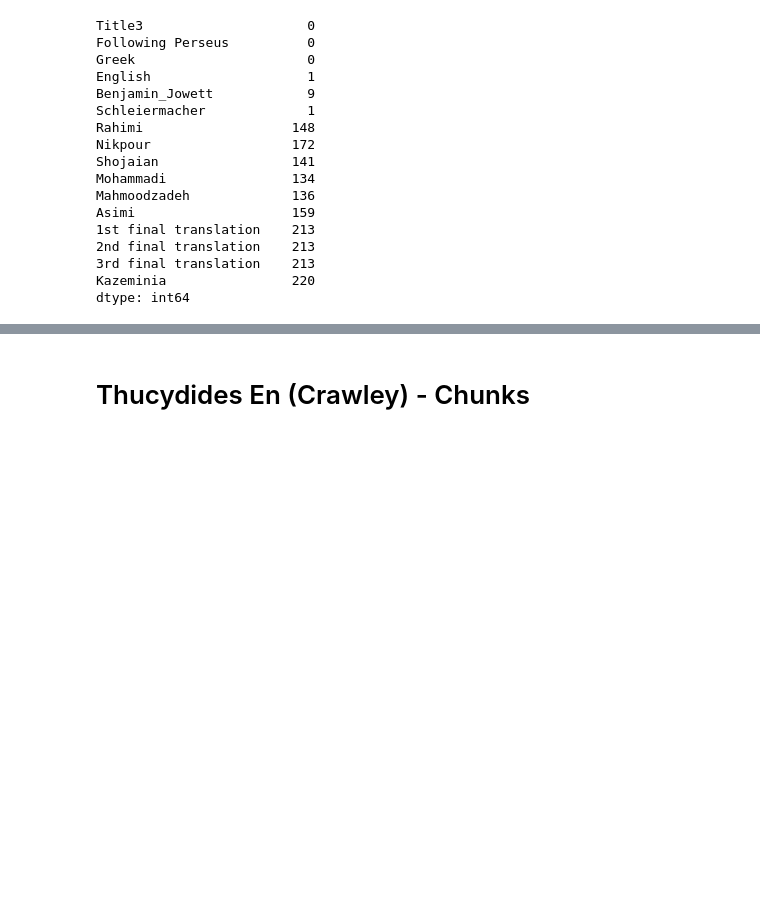
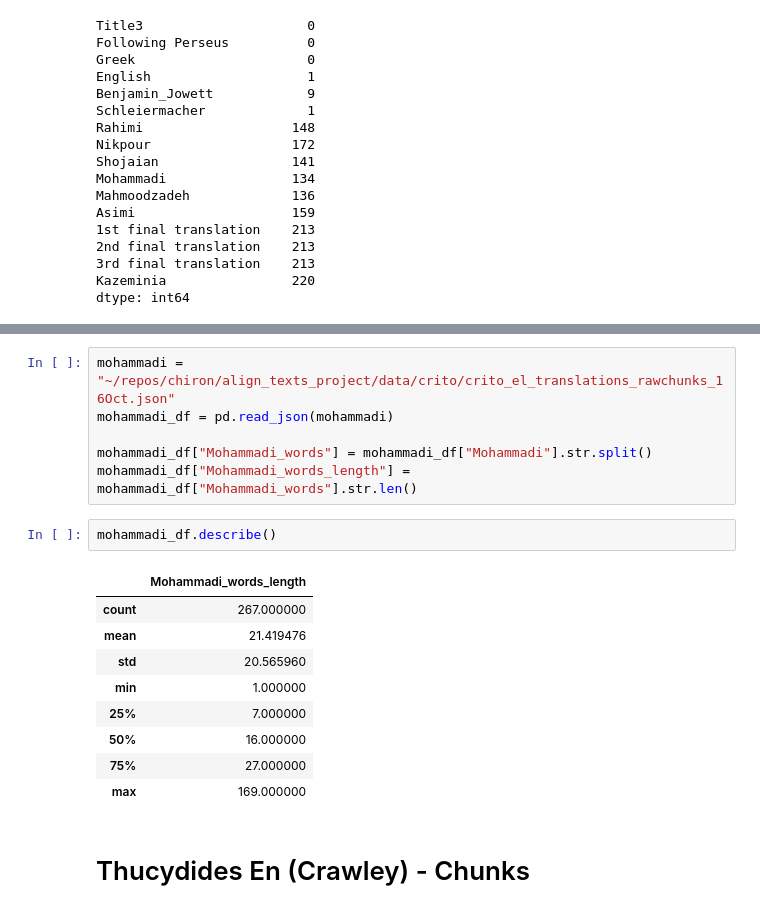
Before and after one commit to caro28/chiron, a Jupyter notebook: chironata/code/data_length.ipynb, the cells around one changed output, grey strips where cells are left out. Drawn from its saved outputs; the diff is of its cells as text; blank space fills up the shorter version.

```diff
--- a/chironata/code/data_length.ipynb
+++ b/chironata/code/data_length.ipynb
@@ -67,3 +66,21 @@ data_df.describe()
+# %%
+mohammadi = "~/repos/chiron/align_texts_project/data/crito/crito_el_translations_rawchunks_16Oct.json"
+mohammadi_df = pd.read_json(mohammadi)
+
+mohammadi_df["Mohammadi_words"] = mohammadi_df["Mohammadi"].str.split()
+mohammadi_df["Mohammadi_words_length"] = mohammadi_df["Mohammadi_words"].str.len()
+# %%
+mohammadi_df.describe()
+# %% [output]
+|  | Mohammadi_words_length |
+| count | 267.000000 |
+| mean | 21.419476 |
+| std | 20.565960 |
+| min | 1.000000 |
+| 25% | 7.000000 |
+| 50% | 16.000000 |
+| 75% | 27.000000 |
+| max | 169.000000 |
 # %% [markdown]
 # Thucydides En (Crawley) - Chunks
 # %%
```
Also changed, not shown: parts of 3 cells of this notebook, 9 other files.
